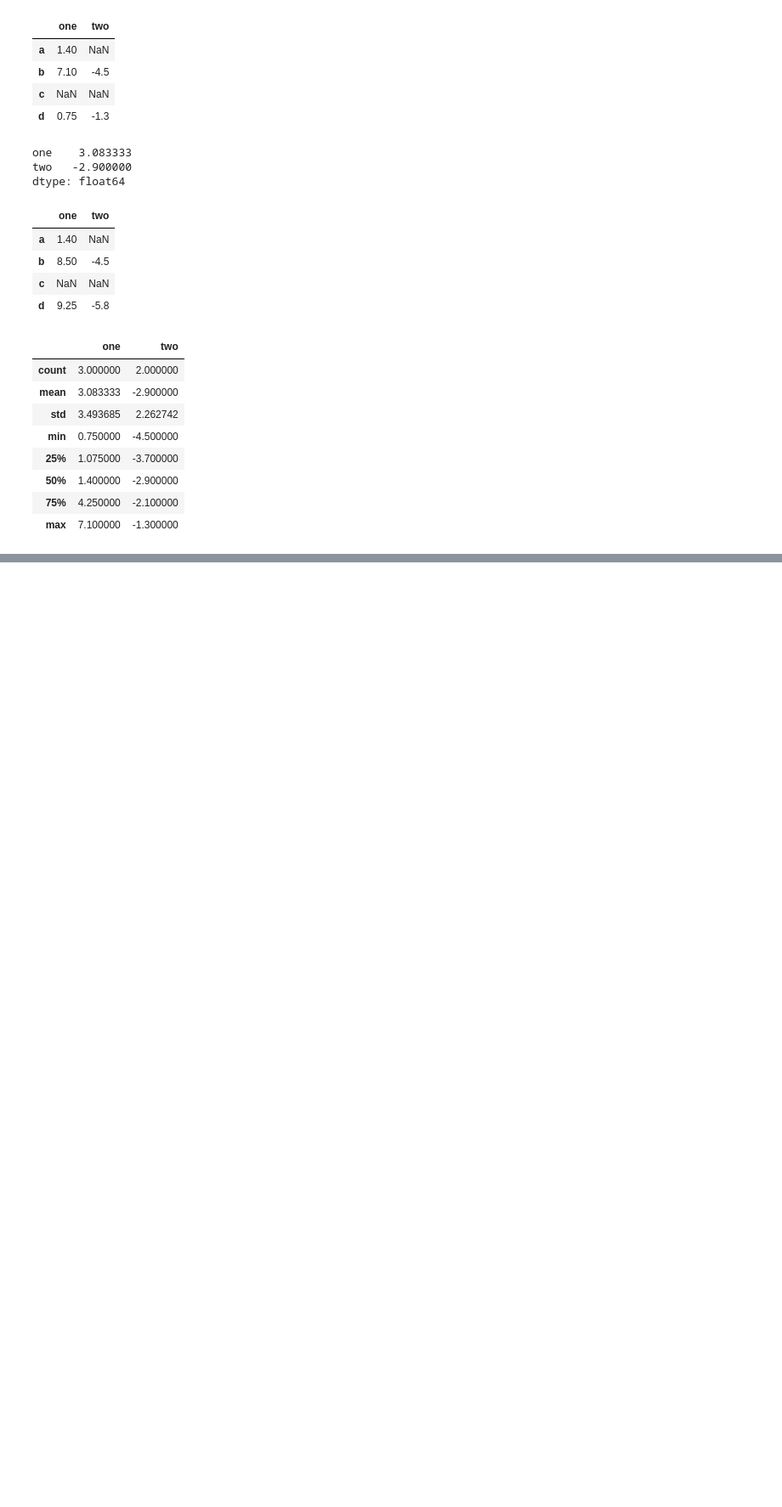
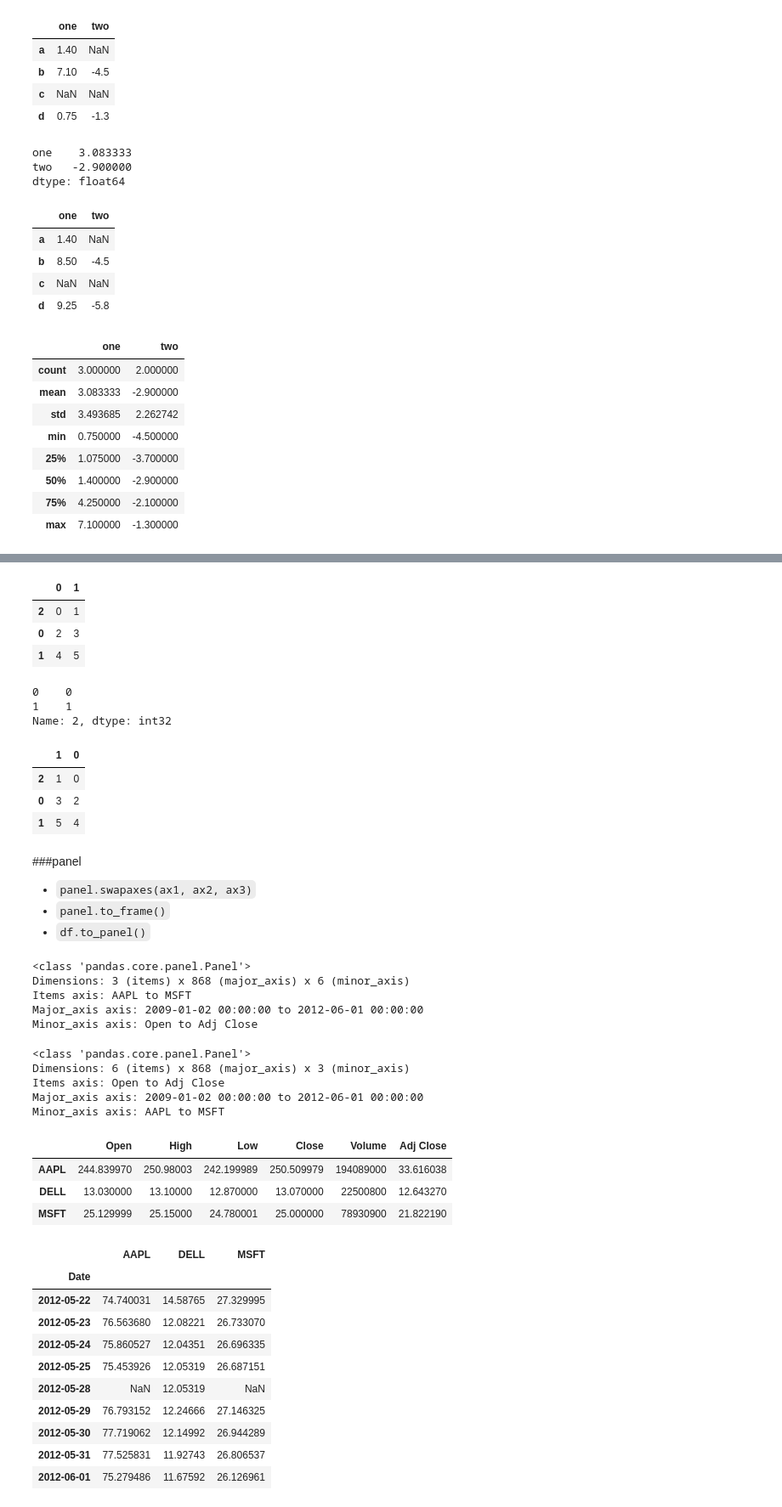
Before and after one commit to Yue-Duan/Python-for-Data-Analysis, a Jupyter notebook: Data-Analysis-Chapter-5.ipynb, the cells around one changed output, grey strips where cells are left out. Shown at 85% size. Cells and saved outputs as stored; diff of their text form; code cells hidden in the pictures; blank space fills up the shorter version.

```diff
--- a/Data-Analysis-Chapter-5.ipynb
+++ b/Data-Analysis-Chapter-5.ipynb
@@ -486,0 +760,26 @@ df.describe()
+# %%
+frame = DataFrame(np.arange(6).reshape(3,2), index=[2,0,1])
+frame
+# %% [output]
+|  | 0 | 1 |
+| 2 | 0 | 1 |
+| 0 | 2 | 3 |
+| 1 | 4 | 5 |
+# %%
+frame.irow(0)
+# %% [output]
+0    0
+1    1
+Name: 2, dtype: int32
+# %%
+frame.icol([1,0])
+# %% [output]
+|  | 1 | 0 |
+| 2 | 1 | 0 |
+| 0 | 3 | 2 |
+| 1 | 5 | 4 |
+# %% [markdown]
+###panel
++ `panel.swapaxes(ax1, ax2, ax3)`
++ `panel.to_frame()`
++ `df.to_panel()`
@@ -486,0 +788,17 @@ df.describe()
+# %%
+pdata
+# %% [output]
+<class 'pandas.core.panel.Panel'>
+Dimensions: 3 (items) x 868 (major_axis) x 6 (minor_axis)
+Items axis: AAPL to MSFT
+Major_axis axis: 2009-01-02 00:00:00 to 2012-06-01 00:00:00
+Minor_axis axis: Open to Adj Close
+# %%
+pdata = pdata.swapaxes('items', 'minor_axis')
+pdata
+# %% [output]
+<class 'pandas.core.panel.Panel'>
+Dimensions: 6 (items) x 868 (major_axis) x 3 (minor_axis)
+Items axis: Open to Adj Close
+Major_axis axis: 2009-01-02 00:00:00 to 2012-06-01 00:00:00
+Minor_axis axis: AAPL to MSFT
@@ -486,0 +807,21 @@ df.describe()
+# %%
+pdata.ix[:, '6/10/2010', :]
+# %% [output]
+|  | Open | High | Low | Close | Volume | Adj Close |
+| AAPL | 244.839970 | 250.98003 | 242.199989 | 250.509979 | 194089000 | 33.616038 |
+| DELL | 13.030000 | 13.10000 | 12.870000 | 13.070000 | 22500800 | 12.643270 |
+| MSFT | 25.129999 | 25.15000 | 24.780001 | 25.000000 | 78930900 | 21.822190 |
+# %%
+pdata.ix['Adj Close', '5/22/2012':, :]
+# %% [output]
+|  | AAPL | DELL | MSFT |
+| Date |  |  |  |
+| 2012-05-22 | 74.740031 | 14.58765 | 27.329995 |
+| 2012-05-23 | 76.563680 | 12.08221 | 26.733070 |
+| 2012-05-24 | 75.860527 | 12.04351 | 26.696335 |
+| 2012-05-25 | 75.453926 | 12.05319 | 26.687151 |
+| 2012-05-28 | NaN | 12.05319 | NaN |
+| 2012-05-29 | 76.793152 | 12.24666 | 27.146325 |
+| 2012-05-30 | 77.719062 | 12.14992 | 26.944289 |
+| 2012-05-31 | 77.525831 | 11.92743 | 26.806537 |
+| 2012-06-01 | 75.279486 | 11.67592 | 26.126961 |
```
Also changed, not shown: parts of 40 cells of this notebook.
